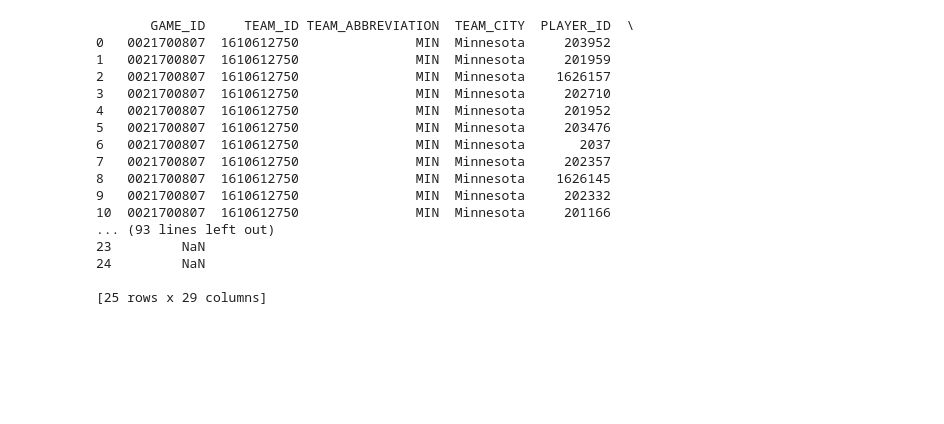
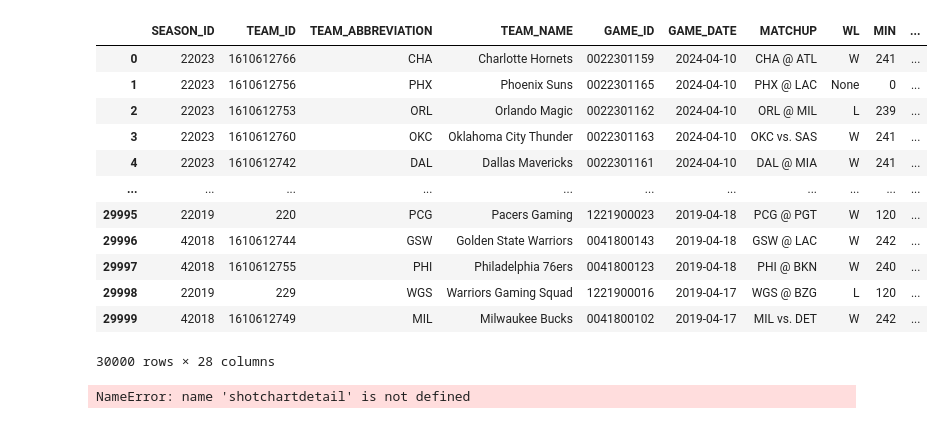
Before and after one commit to ethangold3/NBAPoisson, a Jupyter notebook: ScrapeHistoricStats.ipynb, the cells around one changed output. Cells and saved outputs as stored; diff of their text form; code cells hidden in the pictures; blank space fills up the shorter version.

```diff
--- a/ScrapeHistoricStats.ipynb
+++ b/ScrapeHistoricStats.ipynb
@@ -1,33 +1,3 @@
-# %%
-from nba_api.stats.endpoints import BoxScoreTraditionalV2
-from nba_api.stats.endpoints import defensehub, playercareerstats
-import pandas as pd
-from nba_api.stats.static import teams
-
-
-lebron = playercareerstats.PlayerCareerStats(player_id='2544')
-lebron = lebron.get_data_frames()[0]
-
-something = BoxScoreTraditionalV2(end_period=1,end_range=0,game_id='0021700807',range_type=0,start_period=1,start_range=0)
-print(something.get_data_frames()[0])
-# %% [output]
-       GAME_ID     TEAM_ID TEAM_ABBREVIATION  TEAM_CITY  PLAYER_ID  \
-0   0021700807  1610612750               MIN  Minnesota     203952
-1   0021700807  1610612750               MIN  Minnesota     201959
-2   0021700807  1610612750               MIN  Minnesota    1626157
-3   0021700807  1610612750               MIN  Minnesota     202710
-4   0021700807  1610612750               MIN  Minnesota     201952
-5   0021700807  1610612750               MIN  Minnesota     203476
-6   0021700807  1610612750               MIN  Minnesota       2037
-7   0021700807  1610612750               MIN  Minnesota     202357
-8   0021700807  1610612750               MIN  Minnesota    1626145
-9   0021700807  1610612750               MIN  Minnesota     202332
-10  0021700807  1610612750               MIN  Minnesota     201166
-... (93 lines left out)
-23         NaN
-24         NaN
-
-[25 rows x 29 columns]
 # %%
 #get database of every gameID after all star break
 #get player box scores from every gameID w 3FGA, 3FG%
@@ -37,0 +9,44 @@ G
+# %%
+
+pd.set_option('display.max_columns', 1000)
+
+
+gamefinder = leaguegamefinder.LeagueGameFinder()
+games = gamefinder.get_data_frames()[0]
+games
+# %% [output]
+|  | SEASON_ID | TEAM_ID | TEAM_ABBREVIATION | TEAM_NAME | GAME_ID | GAME_DATE | MATCHUP | WL | MIN | ... |
+| 0 | 22023 | 1610612766 | CHA | Charlotte Hornets | 0022301159 | 2024-04-10 | CHA @ ATL | W | 241 | ... |
+| 1 | 22023 | 1610612756 | PHX | Phoenix Suns | 0022301165 | 2024-04-10 | PHX @ LAC | None | 0 | ... |
+| 2 | 22023 | 1610612753 | ORL | Orlando Magic | 0022301162 | 2024-04-10 | ORL @ MIL | L | 239 | ... |
+| 3 | 22023 | 1610612760 | OKC | Oklahoma City Thunder | 0022301163 | 2024-04-10 | OKC vs. SAS | W | 241 | ... |
+| 4 | 22023 | 1610612742 | DAL | Dallas Mavericks | 0022301161 | 2024-04-10 | DAL @ MIA | W | 241 | ... |
+| ... | ... | ... | ... | ... | ... | ... | ... | ... | ... | ... |
+| 29995 | 22019 | 220 | PCG | Pacers Gaming | 1221900023 | 2019-04-18 | PCG @ PGT | W | 120 | ... |
+| 29996 | 42018 | 1610612744 | GSW | Golden State Warriors | 0041800143 | 2019-04-18 | GSW @ LAC | W | 242 | ... |
+| 29997 | 42018 | 1610612755 | PHI | Philadelphia 76ers | 0041800123 | 2019-04-18 | PHI @ BKN | W | 240 | ... |
+| 29998 | 22019 | 229 | WGS | Warriors Gaming Squad | 1221900016 | 2019-04-17 | WGS @ BZG | L | 120 | ... |
+| 29999 | 42018 | 1610612749 | MIL | Milwaukee Bucks | 0041800102 | 2019-04-17 | MIL vs. DET | W | 242 | ... |
+30000 rows × 28 columns
+# %%
+gameid = '0022301165'
+playerid = '1641705'
+teamid = '1610612756'
+#dashboard = playerdashboardbygamesplits.PlayerDashboardByGameSplits(player_id="203076")
+#print(dashboard.get_data_frames())
+#box_trad = boxscoretraditionalv2.BoxScoreTraditionalV2(game_id=gameid)
+#print(box_trad.get_data_frames()[0])
+#gives you player box scores. needs opponent tho and player career 3pt percentage
+shotchart = shotchartdetail.ShotChartDetail(context_measure_simple='FGA')
+print(shotchart.get_data_frames())
+scoreboardv2
+teamplayeronoffsummary
+teamplayeronoffdetails
+leaguedashplayershotlocations
+defensehub
+playergamelog
+teamdashlineups
+leaguedashptteamdefend
+leaguedashptdefend
+# %% [output]
+NameError: name 'shotchartdetail' is not defined
```
Also changed, not shown: parts of 8 cells of this notebook.
